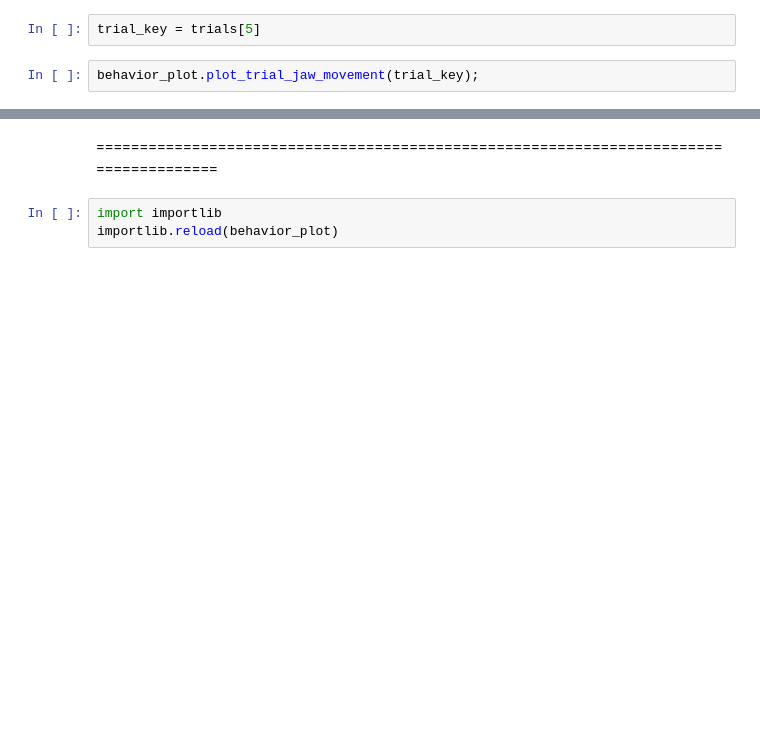
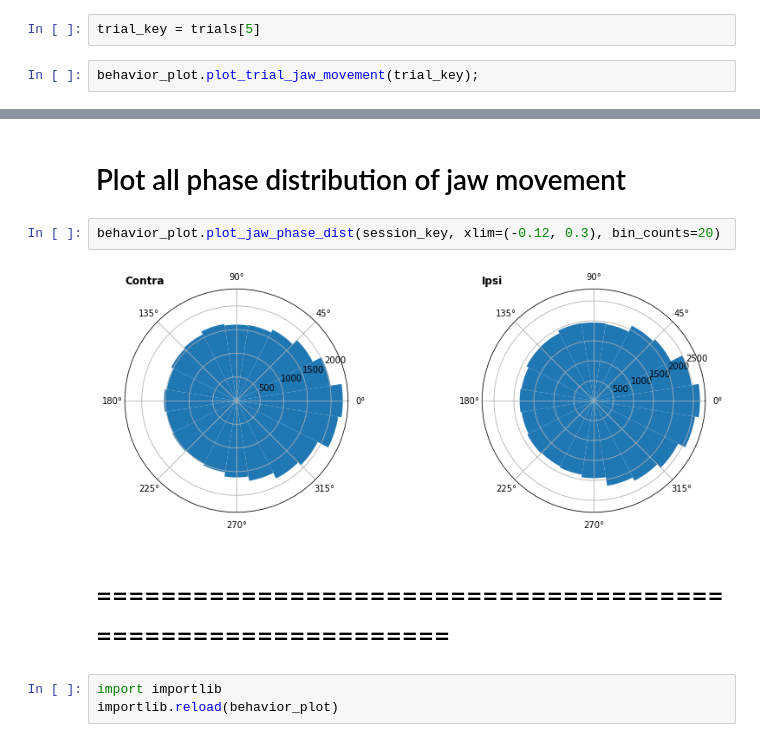
Before and after one commit to mesoscale-activity-map/map-ephys, a Jupyter notebook: notebook/plot_behavior.ipynb, the cells around one changed output, grey strips where cells are left out. Saved outputs shown, nothing was run; the diff lists cells and outputs as text; blank space fills up the shorter version.

```diff
--- a/notebook/plot_behavior.ipynb
+++ b/notebook/plot_behavior.ipynb
@@ -62,5 +62,11 @@ behavior_plot.plot_windowed_jaw_phase_dist(session_key, xlim=(-0.12, 0.3), w_siz
+# %% [markdown]
+# Plot all phase distribution of jaw movement
+# %%
+behavior_plot.plot_jaw_phase_dist(session_key, xlim=(-0.12, 0.3), bin_counts=20)
+# %% [output]
+[figure, added]
 # %% [markdown]
-======================================================================================
+# =============================================================
 # %%
 import importlib
 importlib.reload(behavior_plot)
```
Also changed, not shown: parts of 2 cells of this notebook, 4 other files.
